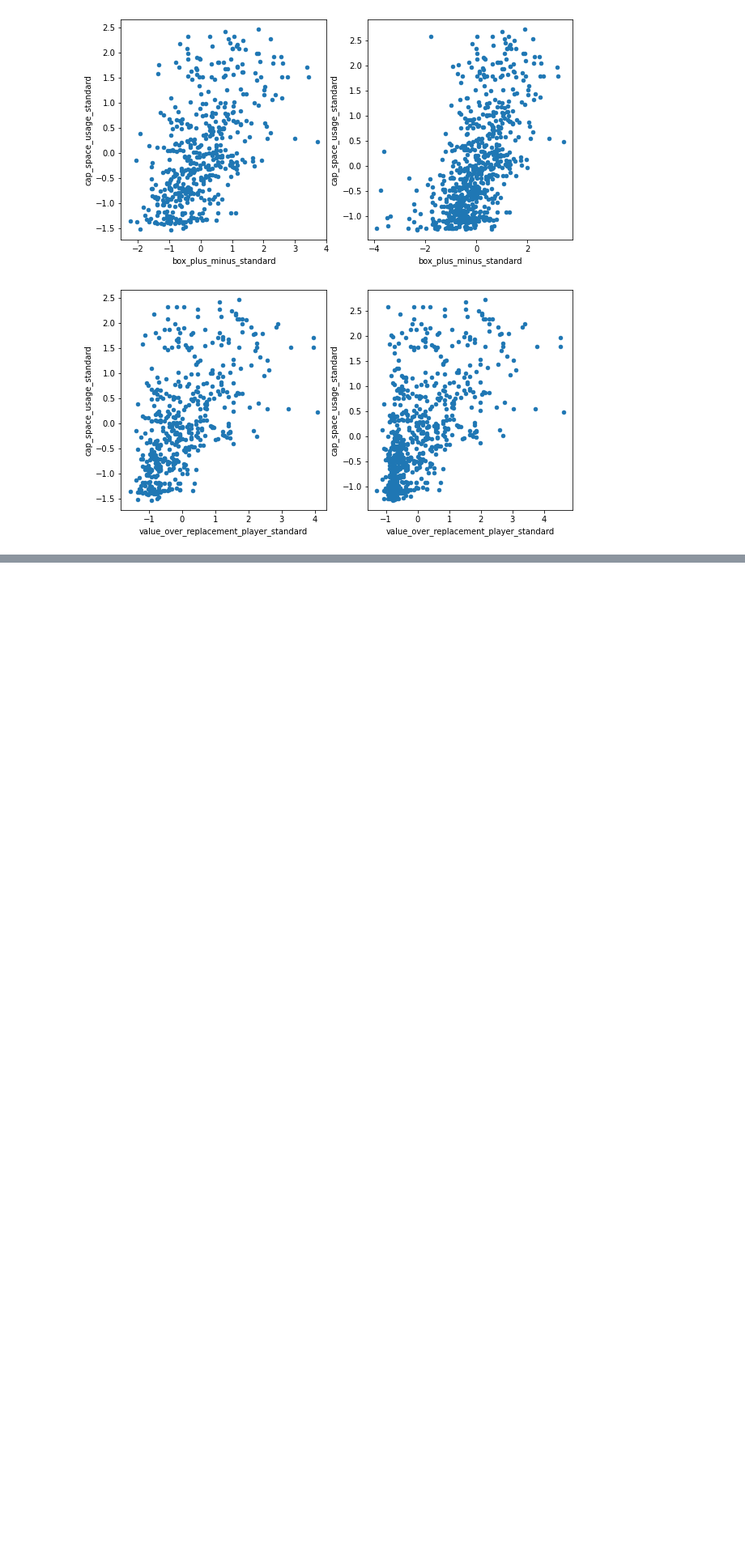
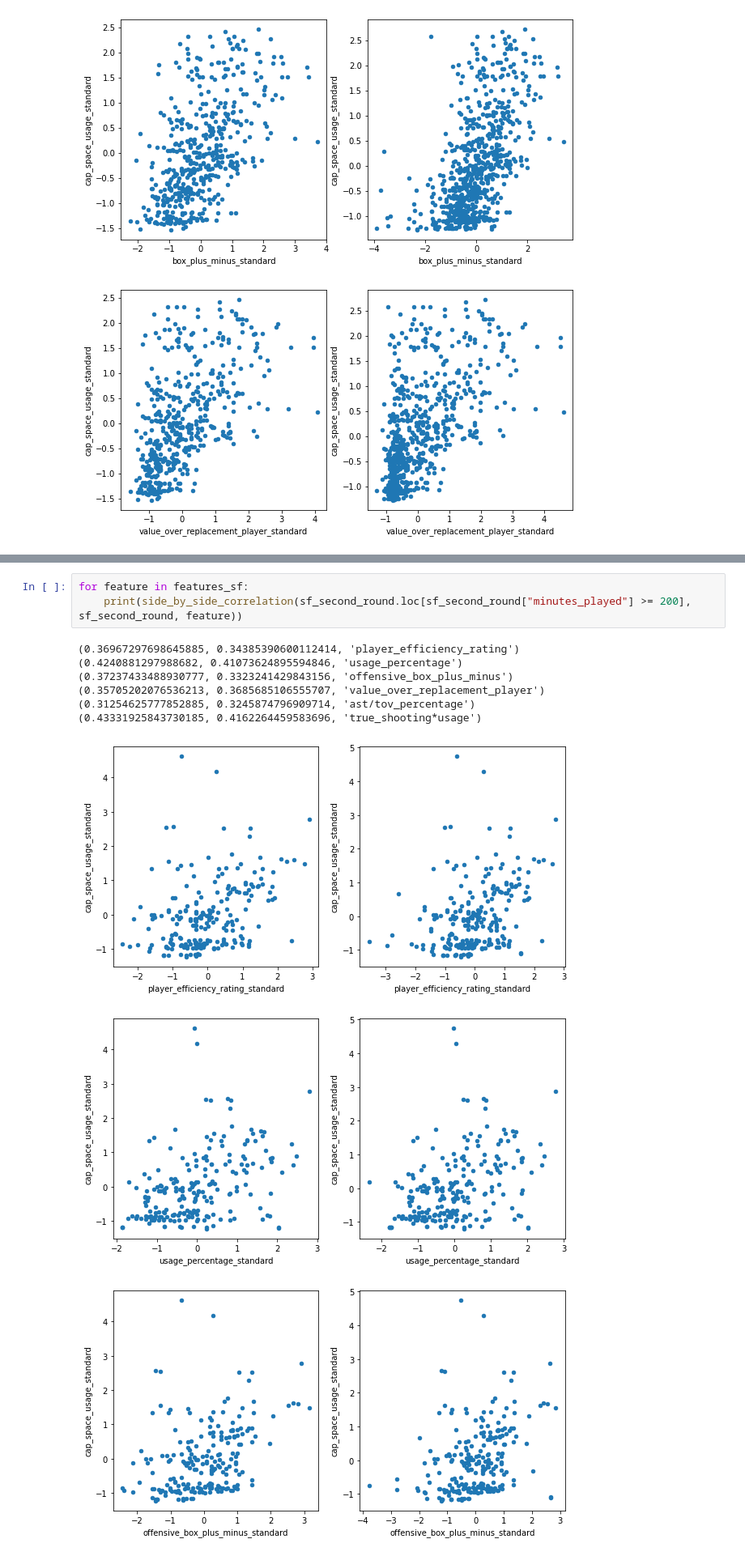
Before and after one commit to ZachLiu519/nba-model, a Jupyter notebook: week_2_data_exploration/filtered_stats_correlations.ipynb, the cells around one changed output, grey strips where cells are left out. Shown at 81% size. Drawn from its saved outputs; the diff is of its cells as text; blank space fills up the shorter version.

```diff
--- a/week_2_data_exploration/filtered_stats_correlations.ipynb
+++ b/week_2_data_exploration/filtered_stats_correlations.ipynb
@@ -239,0 +260,13 @@ for feature in features_pg:
+# %%
+for feature in features_sf:
+    print(side_by_side_correlation(sf_second_round.loc[sf_second_round["minutes_played"] >= 200], sf_second_round, feature))
+# %% [output]
+(0.36967297698645885, 0.34385390600112414, 'player_efficiency_rating')
+(0.4240881297988682, 0.41073624895594846, 'usage_percentage')
+(0.37237433488930777, 0.3323241429843156, 'offensive_box_plus_minus')
+(0.35705202076536213, 0.3685685106555707, 'value_over_replacement_player')
+(0.31254625777852885, 0.3245874796909714, 'ast/tov_percentage')
+(0.43331925843730185, 0.4162264459583696, 'true_shooting*usage')
+[figure, added]
+[figure, added]
+[figure, added]
```
Also changed, not shown: parts of 7 cells of this notebook.
